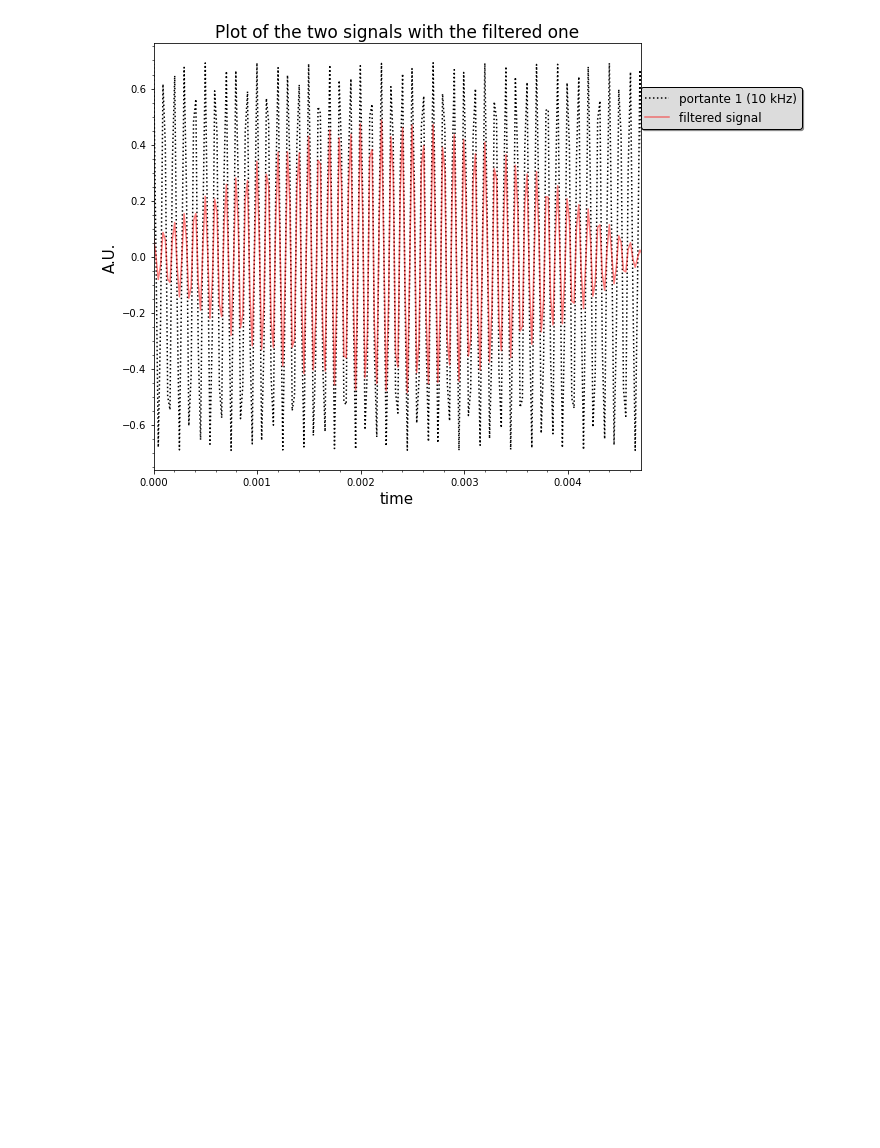
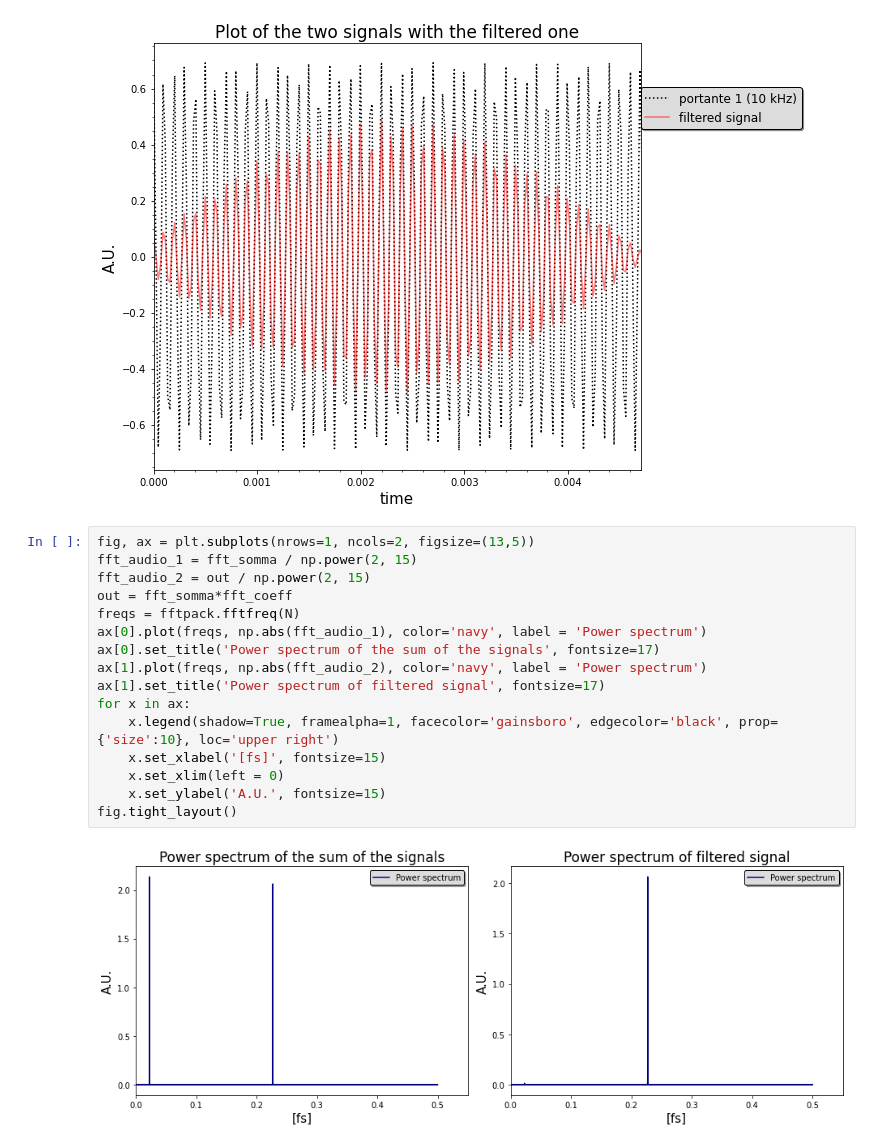
Before and after one commit to GiacomoFrn/MAPD_modA, a Jupyter notebook: python_part.ipynb, the cells around one changed output. Cells and saved outputs as stored; diff of their text form; blank space fills up the shorter version.

```diff
--- a/python_part.ipynb
+++ b/python_part.ipynb
@@ -213,3 +213,21 @@ ax.minorticks_on()
 fig.tight_layout()
 # %% [output]
 [figure]
+# %%
+fig, ax = plt.subplots(nrows=1, ncols=2, figsize=(13,5))
+fft_audio_1 = fft_somma / np.power(2, 15)
+fft_audio_2 = out / np.power(2, 15)
+out = fft_somma*fft_coeff
+freqs = fftpack.fftfreq(N)
+ax[0].plot(freqs, np.abs(fft_audio_1), color='navy', label = 'Power spectrum')
+ax[0].set_title('Power spectrum of the sum of the signals', fontsize=17)
+ax[1].plot(freqs, np.abs(fft_audio_2), color='navy', label = 'Power spectrum')
+ax[1].set_title('Power spectrum of filtered signal', fontsize=17)
+for x in ax:
+    x.legend(shadow=True, framealpha=1, facecolor='gainsboro', edgecolor='black', prop={'size':10}, loc='upper right')
+    x.set_xlabel('[fs]', fontsize=15)
+    x.set_xlim(left = 0)
+    x.set_ylabel('A.U.', fontsize=15)
+fig.tight_layout()
+# %% [output]
+[figure, added]
```
Also changed, not shown: parts of 4 cells of this notebook.
